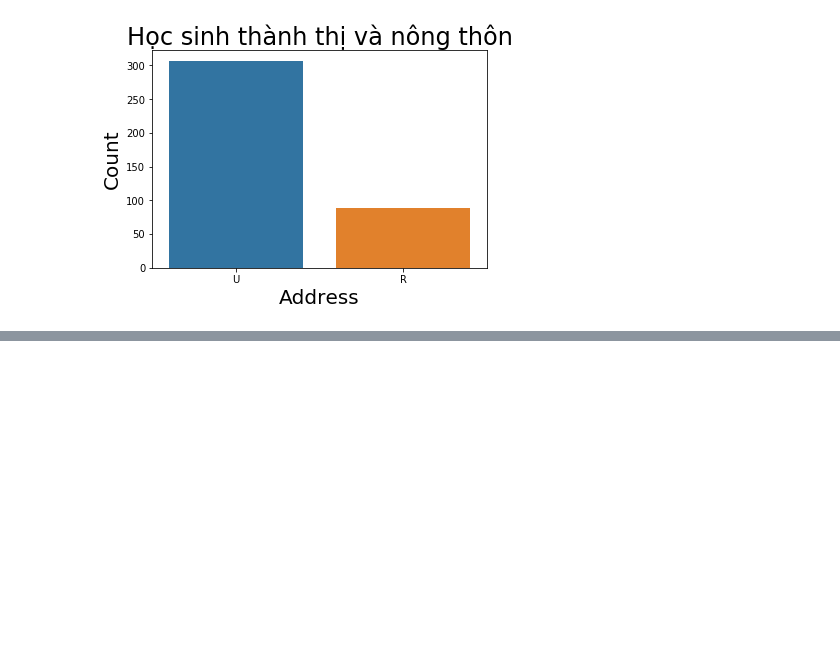
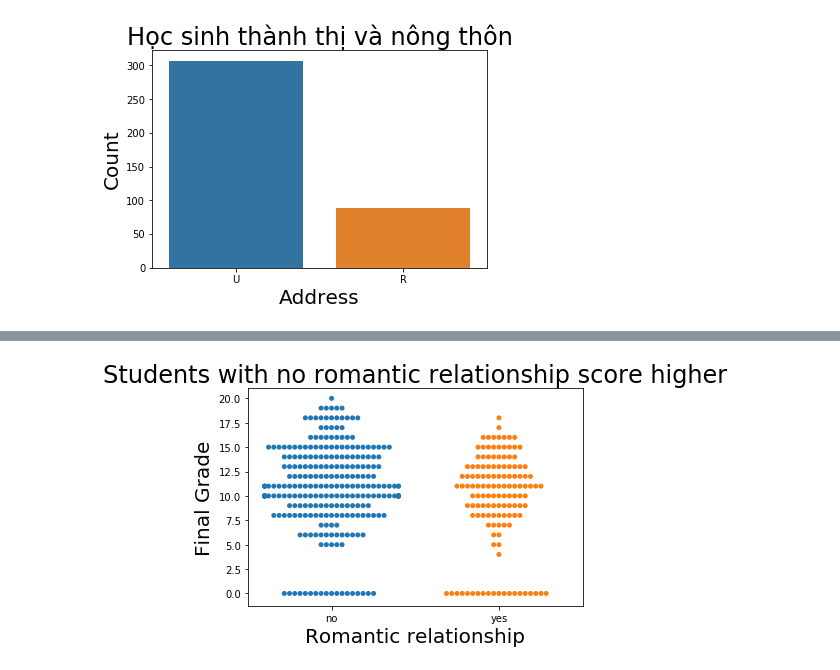
Before and after one commit to bason1999qn/Predict_Student_Performance, a Jupyter notebook: 1712732-ThaiBaSon.ipynb, the cells around one changed output, grey strips where cells are left out. Saved outputs shown, nothing was run; the diff lists cells and outputs as text; code cells hidden in the pictures; blank space fills up the shorter version.

```diff
--- a/1712732-ThaiBaSon.ipynb
+++ b/1712732-ThaiBaSon.ipynb
@@ -244,0 +274,8 @@ plt.show()
+# %%
+b = sns.swarmplot(x=df_s['romantic'],y=df_s['G3'])
+b.axes.set_title('Students with no romantic relationship score higher', fontsize = 24)
+b.set_xlabel('Romantic relationship', fontsize = 20)
+b.set_ylabel('Final Grade', fontsize = 20)
+plt.show()
+# %% [output]
+[figure, added]
```
Also changed, not shown: parts of 7 cells of this notebook.
